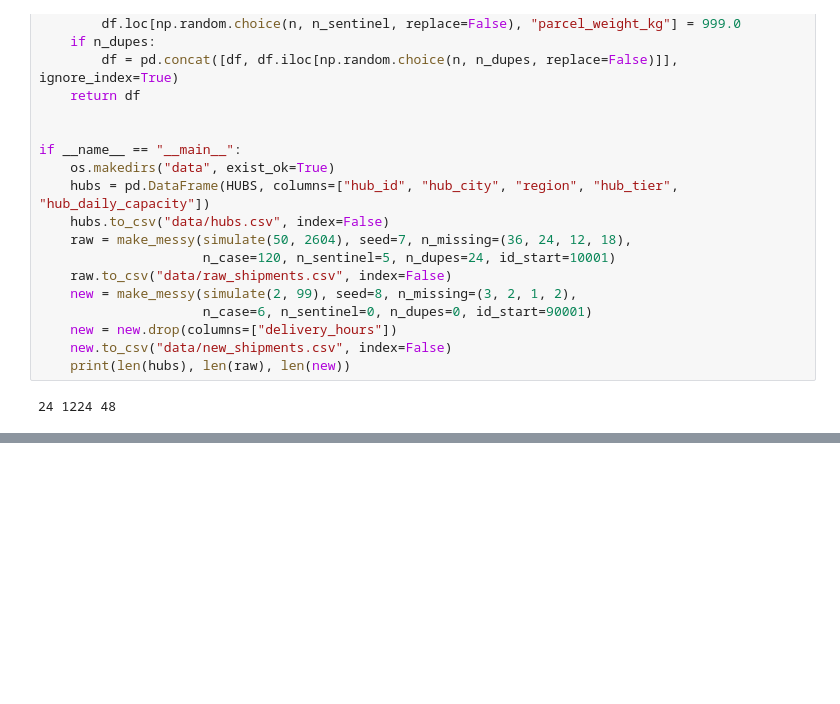
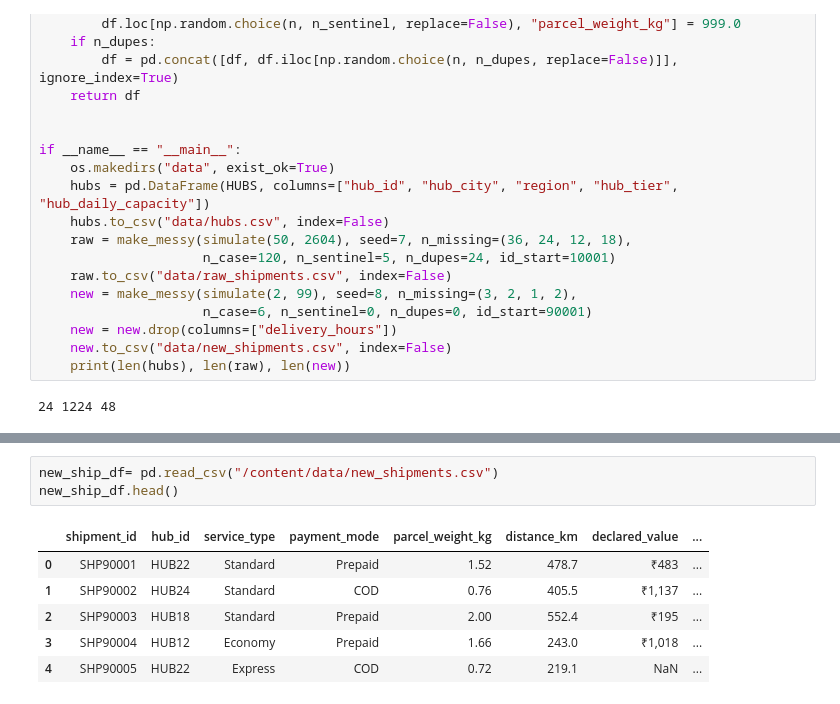
Before and after one commit to Priya2508G/Form-Validation, a Jupyter notebook: IITR_Capstone_Project.ipynb, the cells around one changed output, grey strips where cells are left out. Saved outputs shown, nothing was run; the diff lists cells and outputs as text; blank space fills up the shorter version.

```diff
--- a/IITR_Capstone_Project.ipynb
+++ b/IITR_Capstone_Project.ipynb
@@ -109,0 +137,10 @@ if __name__ == "__main__":
+# %%
+new_ship_df= pd.read_csv("/content/data/new_shipments.csv")
+new_ship_df.head()
+# %% [output]
+|  | shipment_id | hub_id | service_type | payment_mode | parcel_weight_kg | distance_km | declared_value | ... |
+| 0 | SHP90001 | HUB22 | Standard | Prepaid | 1.52 | 478.7 | ₹483 | ... |
+| 1 | SHP90002 | HUB24 | Standard | COD | 0.76 | 405.5 | ₹1,137 | ... |
+| 2 | SHP90003 | HUB18 | Standard | Prepaid | 2.00 | 552.4 | ₹195 | ... |
+| 3 | SHP90004 | HUB12 | Economy | Prepaid | 1.66 | 243.0 | ₹1,018 | ... |
+| 4 | SHP90005 | HUB22 | Express | COD | 0.72 | 219.1 | NaN | ... |
```
Also changed, not shown: parts of 40 cells of this notebook.
